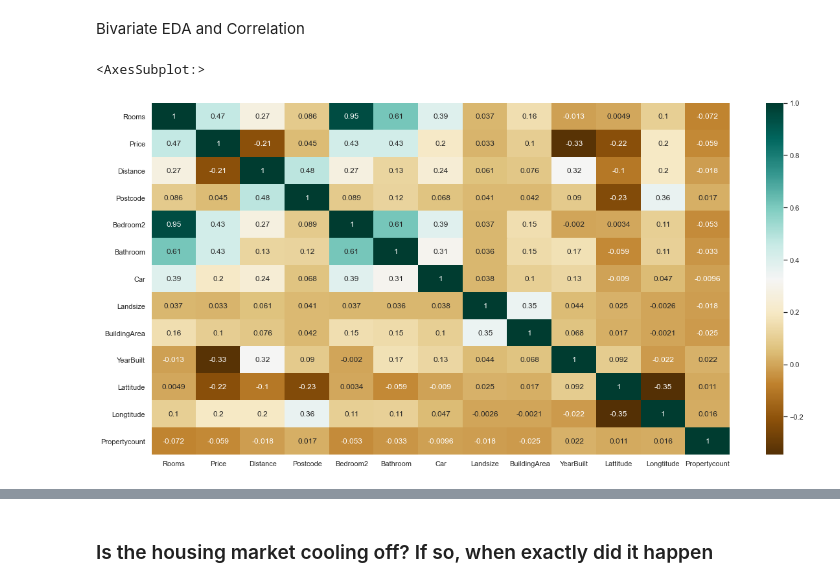
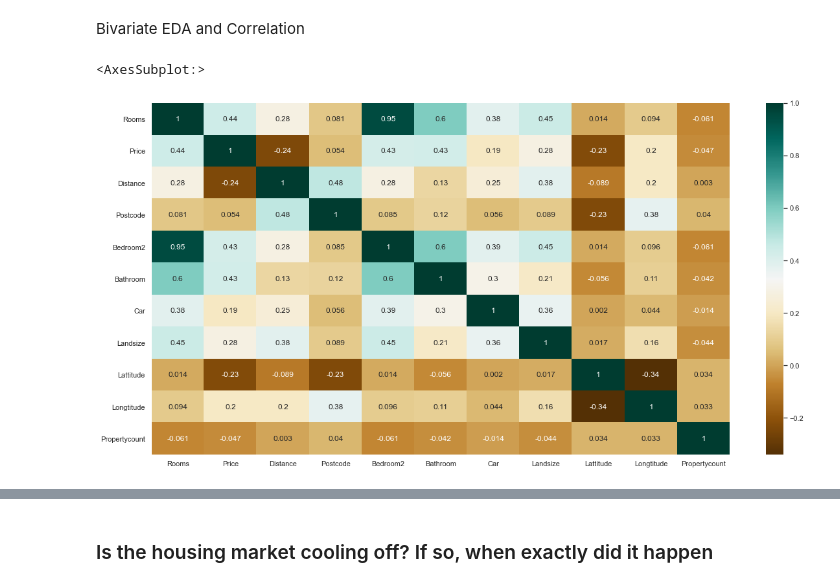
Before and after one commit to abhinav-sharma-6167/DS-Python-Project, a Jupyter notebook: Python Project - Melbourne Housing Analysis.ipynb, the cells around one changed output, grey strips where cells are left out. Cells and saved outputs as stored; diff of their text form; code cells hidden in the pictures.

```diff
--- a/Python Project - Melbourne Housing Analysis.ipynb
+++ b/Python Project - Melbourne Housing Analysis.ipynb
@@ -51,7 +63,7 @@ Populating the interactive namespace from numpy and matplotlib
 # %% [markdown]
 Read in the datafile
 # %%
-data = pd.read_csv("Melbourne_housing_FULL.csv")
+data = pd.read_csv("Melbourne_housing_FULL.csv",parse_dates=True)
 data.head()
 # %% [output]
 |  | Suburb | Address | Rooms | Type | Price | Method | SellerG | Date | Distance | Postcode | Bedroom2 | ... |
@@ -323,8 +343,8 @@ array([[<AxesSubplot:title={'center':'Rooms'}>,
 Bivariate EDA and Correlation
 # %%
 plt.figure(figsize=(20,10))
-c= data.corr()
+c= data_2.corr()
 sns.heatmap(c,cmap="BrBG",annot=True)
 # %% [output]
 <AxesSubplot:>
-[figure, old version]
+[figure, new version]
```
Also changed, not shown: parts of 34 cells of this notebook.
